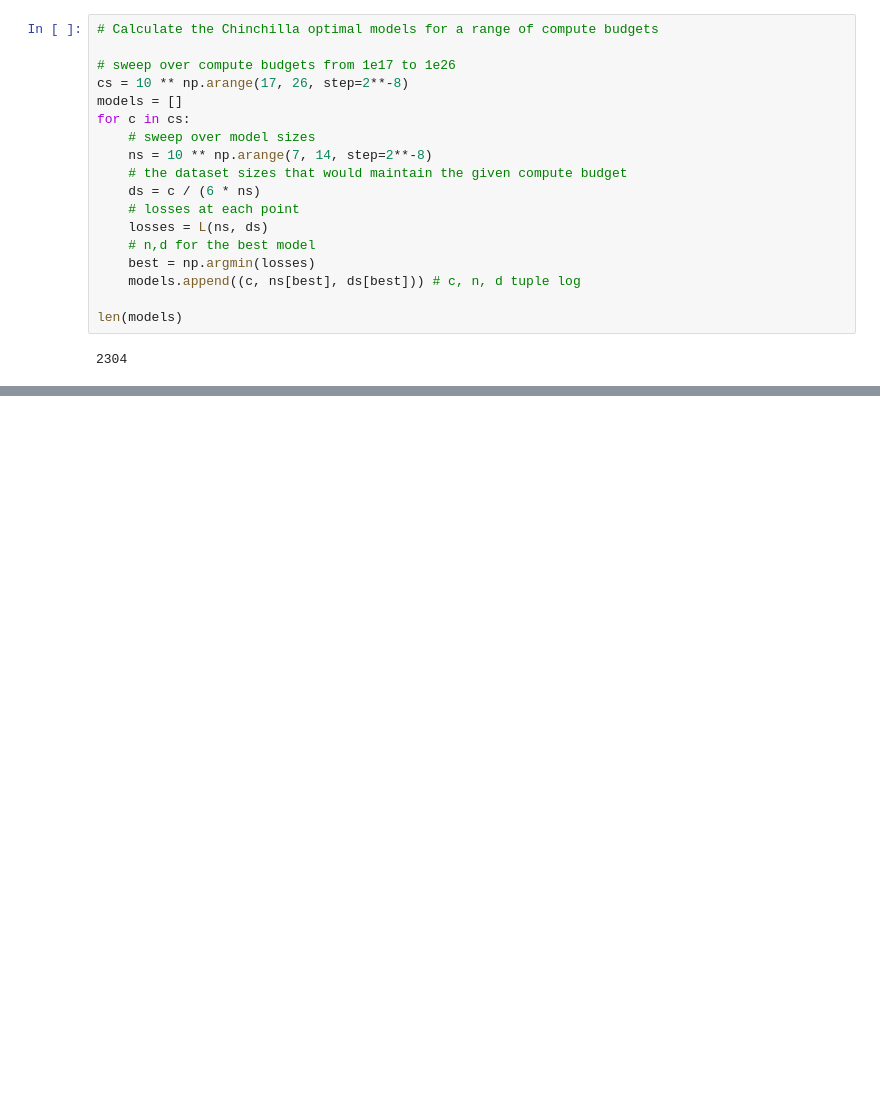
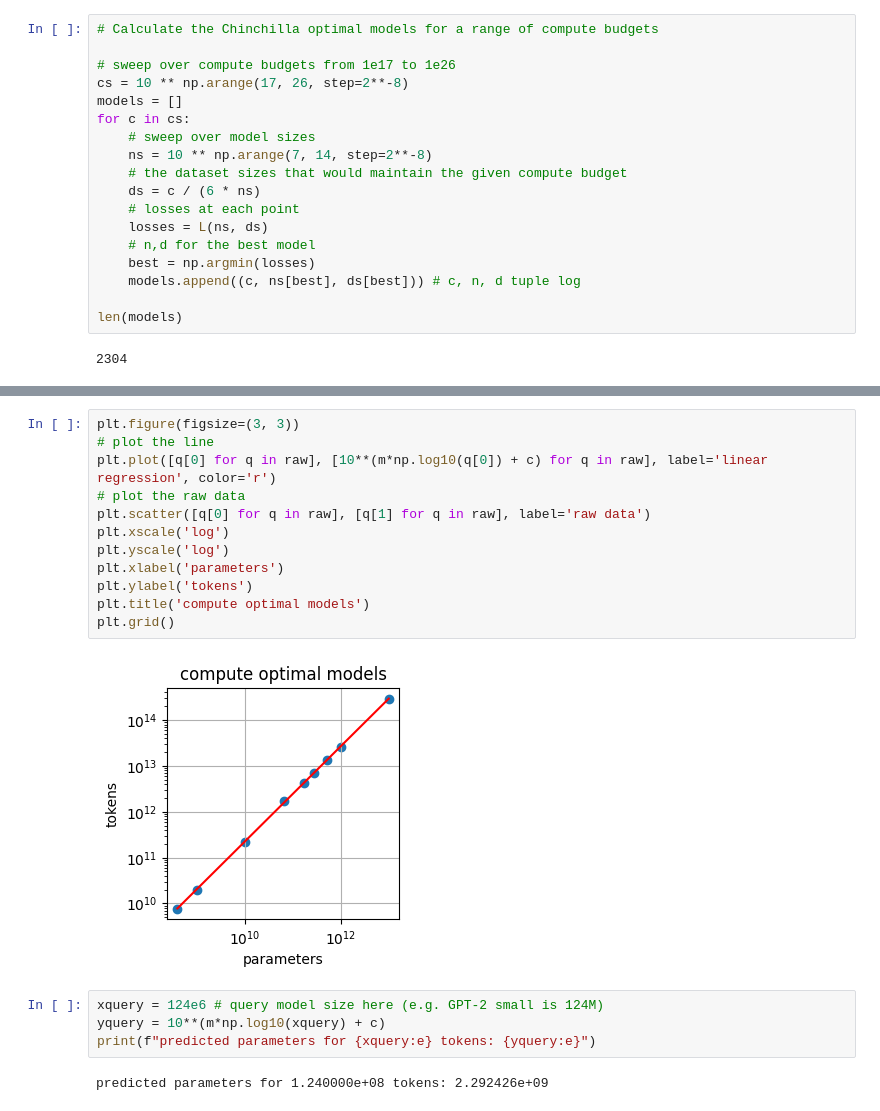
Before and after one commit to karpathy/nanoGPT, a Jupyter notebook: scaling_laws.ipynb, the cells around one changed output, grey strips where cells are left out. Drawn from its saved outputs; the diff is of its cells as text; blank space fills up the shorter version.

```diff
--- a/scaling_laws.ipynb
+++ b/scaling_laws.ipynb
@@ -298,0 +330,20 @@ TLDR atm: nothing reproduces, but progress is being made.
+# %%
+plt.figure(figsize=(3, 3))
+# plot the line
+plt.plot([q[0] for q in raw], [10**(m*np.log10(q[0]) + c) for q in raw], label='linear regression', color='r')
+# plot the raw data
+plt.scatter([q[0] for q in raw], [q[1] for q in raw], label='raw data')
+plt.xscale('log')
+plt.yscale('log')
+plt.xlabel('parameters')
+plt.ylabel('tokens')
+plt.title('compute optimal models')
+plt.grid()
+# %% [output]
+[figure, added]
+# %%
+xquery = 124e6 # query model size here (e.g. GPT-2 small is 124M)
+yquery = 10**(m*np.log10(xquery) + c)
+print(f"predicted parameters for {xquery:e} tokens: {yquery:e}")
+# %% [output]
+predicted parameters for 1.240000e+08 tokens: 2.292426e+09
```
Also changed, not shown: parts of 15 cells of this notebook.
